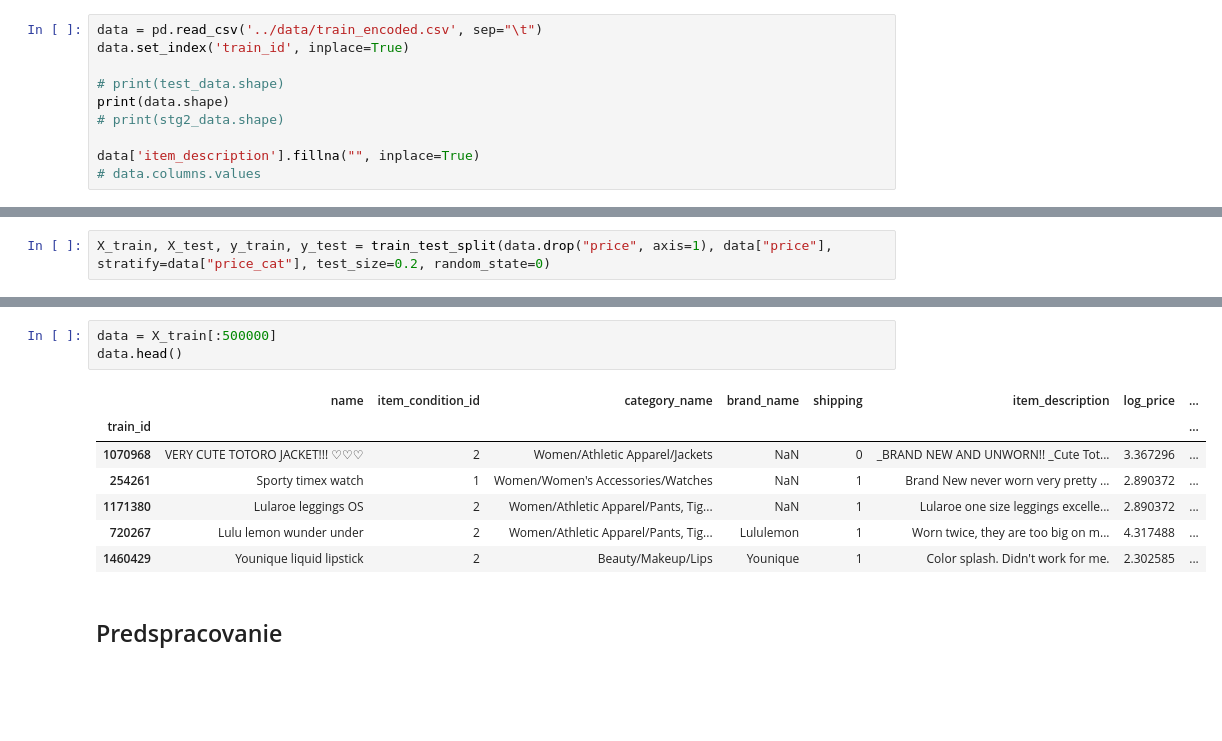
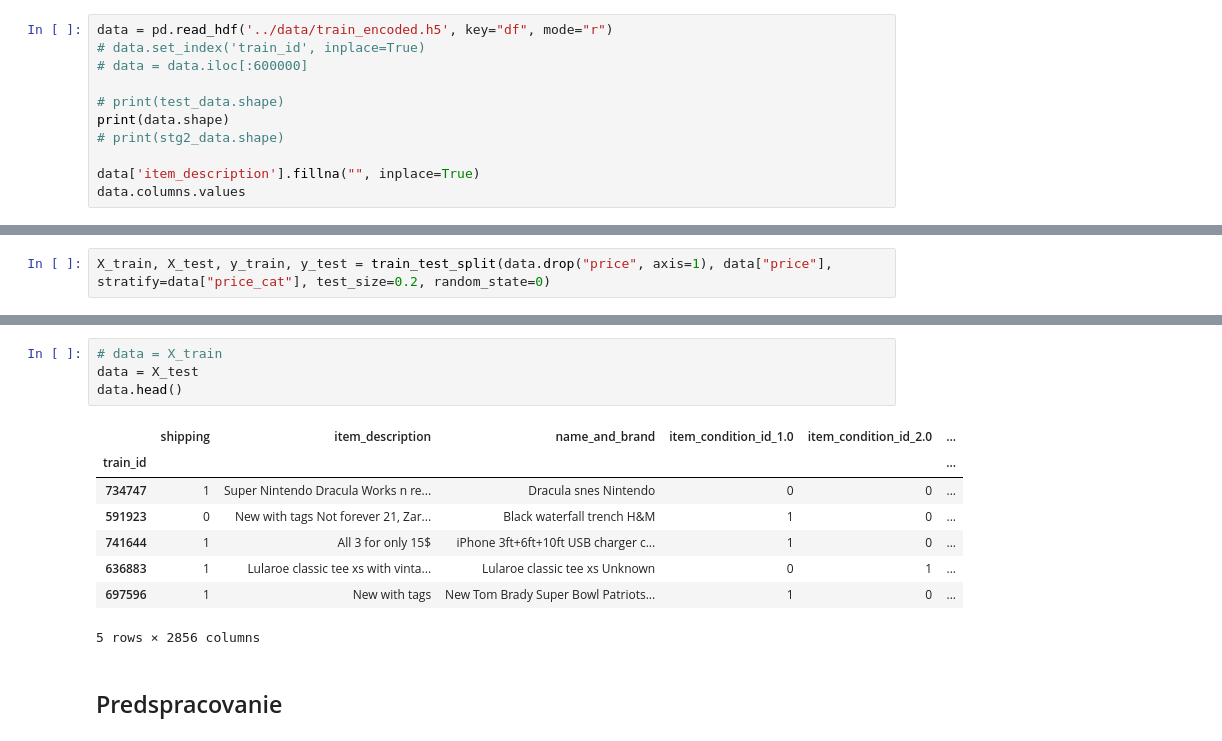
Before and after one commit to risoo10/mercari-price-prediction, a Jupyter notebook: notebooks/Predspracovanie.ipynb, the cells around one changed output, grey strips where cells are left out. Drawn from its saved outputs; the diff is of its cells as text; blank space fills up the shorter version.

```diff
--- a/notebooks/Predspracovanie.ipynb
+++ b/notebooks/Predspracovanie.ipynb
@@ -31,12 +31,13 @@ Consider using the `--user` option or check the permissions.
 You are using pip version 18.1, however version 19.1 is available.
 You should consider upgrading via the 'python -m pip install --upgrade pip' command.
 # %%
-data = pd.read_csv('../data/train_encoded.csv', sep="\t")
-data.set_index('train_id', inplace=True)
+data = pd.read_hdf('../data/train_encoded.h5', key="df", mode="r")
+# data.set_index('train_id', inplace=True)
+# data = data.iloc[:600000]
 
 # print(test_data.shape)
 print(data.shape)
 # print(stg2_data.shape)
 
 data['item_description'].fillna("", inplace=True)
-# data.columns.values
+data.columns.values
@@ -82,14 +105,16 @@ max             5.000000       1.000000       7.605392
 # %%
-data = X_train[:500000]
+# data = X_train
+data = X_test
 data.head()
 # %% [output]
-|  | name | item_condition_id | category_name | brand_name | shipping | item_description | log_price | ... |
-| train_id |  |  |  |  |  |  |  | ... |
-| 1070968 | VERY CUTE TOTORO JACKET!!! ♡♡♡ | 2 | Women/Athletic Apparel/Jackets | NaN | 0 | _BRAND NEW AND UNWORN!! _Cute Tot... | 3.367296 | ... |
-| 254261 | Sporty timex watch | 1 | Women/Women's Accessories/Watches | NaN | 1 | Brand New never worn very pretty ... | 2.890372 | ... |
-| 1171380 | Lularoe leggings OS | 2 | Women/Athletic Apparel/Pants, Tig... | NaN | 1 | Lularoe one size leggings excelle... | 2.890372 | ... |
-| 720267 | Lulu lemon wunder under | 2 | Women/Athletic Apparel/Pants, Tig... | Lululemon | 1 | Worn twice, they are too big on m... | 4.317488 | ... |
-| 1460429 | Younique liquid lipstick | 2 | Beauty/Makeup/Lips | Younique | 1 | Color splash. Didn't work for me. | 2.302585 | ... |
+|  | shipping | item_description | name_and_brand | item_condition_id_1.0 | item_condition_id_2.0 | ... |
+| train_id |  |  |  |  |  | ... |
+| 734747 | 1 | Super Nintendo Dracula Works n re... | Dracula snes Nintendo | 0 | 0 | ... |
+| 591923 | 0 | New with tags Not forever 21, Zar... | Black waterfall trench H&M | 1 | 0 | ... |
+| 741644 | 1 | All 3 for only 15$ | iPhone 3ft+6ft+10ft USB charger c... | 1 | 0 | ... |
+| 636883 | 1 | Lularoe classic tee xs with vinta... | Lularoe classic tee xs Unknown | 0 | 1 | ... |
+| 697596 | 1 | New with tags | New Tom Brady Super Bowl Patriots... | 1 | 0 | ... |
+5 rows × 2856 columns
 # %% [markdown]
 ## Predspracovanie
 # %% [markdown]
```
Also changed, not shown: parts of 39 cells of this notebook, 7 other files.
